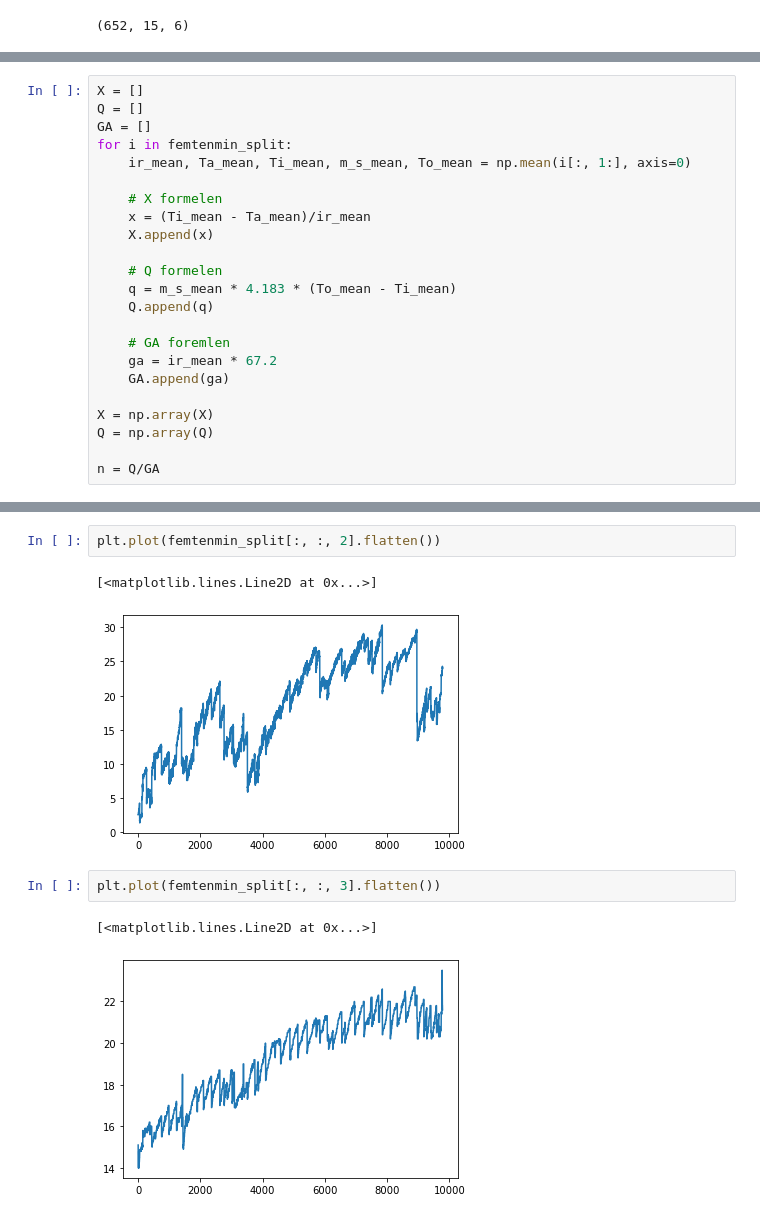
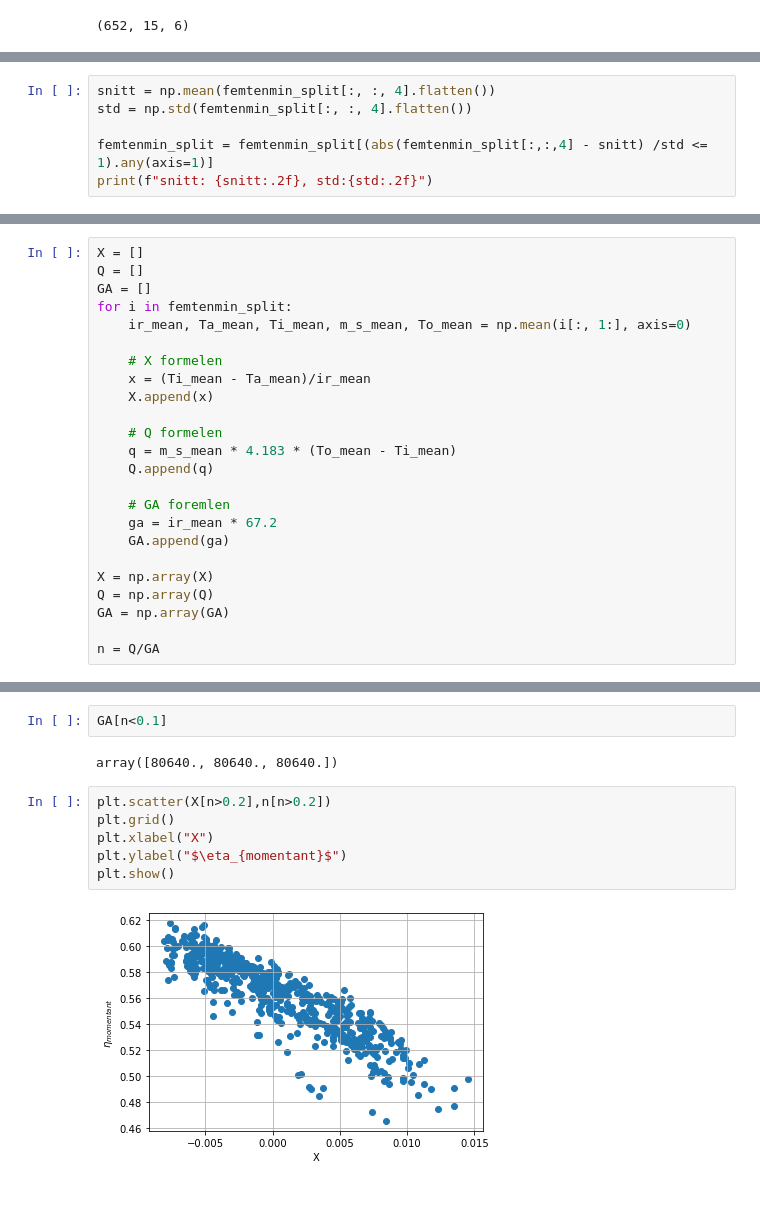
Before and after one commit to stianteien/FYS375-Solcelle, a Jupyter notebook: Databehandling.ipynb, the cells around one changed output, grey strips where cells are left out. Drawn from its saved outputs; the diff is of its cells as text.

```diff
--- a/Databehandling.ipynb
+++ b/Databehandling.ipynb
@@ -101,0 +99,6 @@ femtenmin_split.shape
+# %%
+snitt = np.mean(femtenmin_split[:, :, 4].flatten())
+std = np.std(femtenmin_split[:, :, 4].flatten())
+
+femtenmin_split = femtenmin_split[(abs(femtenmin_split[:,:,4] - snitt) /std <= 1).any(axis=1)]
+print(f"snitt: {snitt:.2f}, std:{std:.2f}")
@@ -136,5 +188,6 @@ for i in femtenmin_split:
 
 X = np.array(X)
 Q = np.array(Q)
+GA = np.array(GA)
 
 n = Q/GA
@@ -146,10 +194,12 @@ plt.scatter(X,n)
-# %%
-plt.plot(femtenmin_split[:, :, 2].flatten())
-# %% [output]
-[<matplotlib.lines.Line2D at 0x...>]
-[figure, removed]
-# %%
-plt.plot(femtenmin_split[:, :, 3].flatten())
-# %% [output]
-[<matplotlib.lines.Line2D at 0x...>]
-[figure, removed]
+# %%
+GA[n<0.1]
+# %% [output]
+array([80640., 80640., 80640.])
+# %%
+plt.scatter(X[n>0.2],n[n>0.2])
+plt.grid()
+plt.xlabel("X")
+plt.ylabel("$\eta_{momentant}$")
+plt.show()
+# %% [output]
+[figure, added]
```
Also changed, not shown: parts of 18 cells of this notebook.
